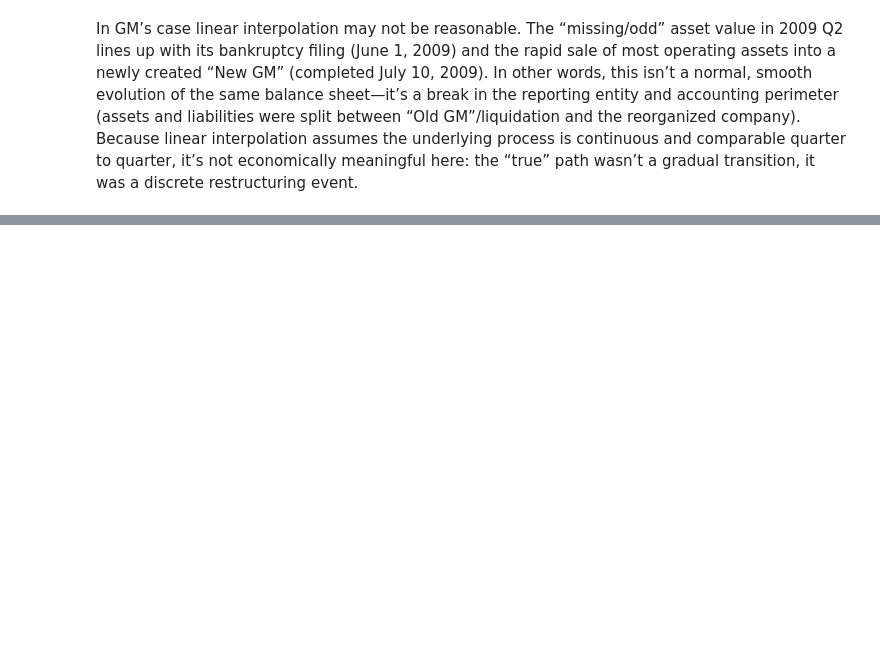
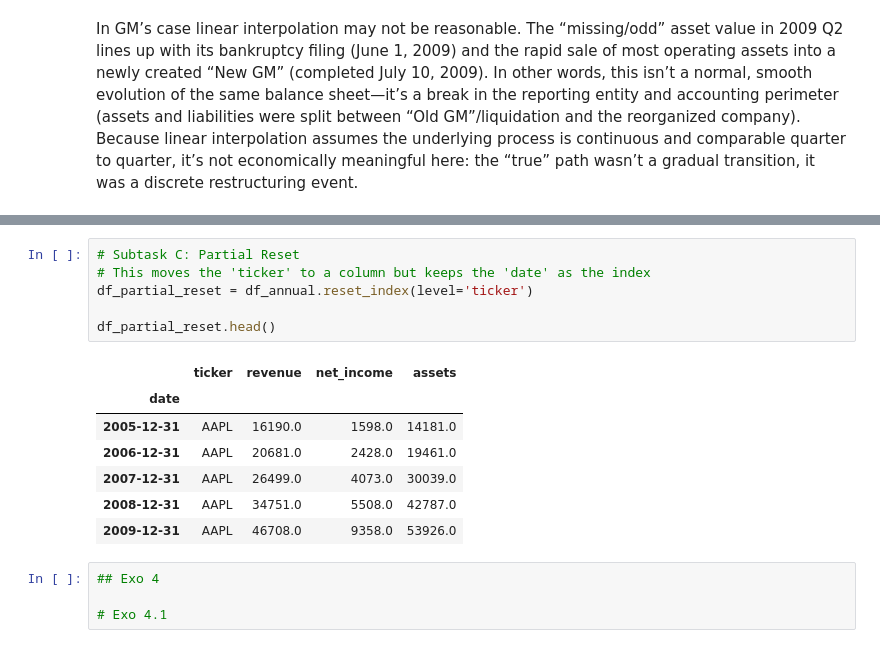
Before and after one commit to williamwuillemin/Intro-to-Progamming-Exo-6, a Jupyter notebook: Exercises_06.ipynb, the cells around one changed output, grey strips where cells are left out. Drawn from its saved outputs; the diff is of its cells as text; blank space fills up the shorter version.

```diff
--- a/Exercises_06.ipynb
+++ b/Exercises_06.ipynb
@@ -353,0 +477,18 @@ print(f"New Data Type: {df['date'].dtype}")
+# %%
+# Subtask C: Partial Reset
+# This moves the 'ticker' to a column but keeps the 'date' as the index
+df_partial_reset = df_annual.reset_index(level='ticker')
+
+df_partial_reset.head()
+# %% [output]
+|  | ticker | revenue | net_income | assets |
+| date |  |  |  |  |
+| 2005-12-31 | AAPL | 16190.0 | 1598.0 | 14181.0 |
+| 2006-12-31 | AAPL | 20681.0 | 2428.0 | 19461.0 |
+| 2007-12-31 | AAPL | 26499.0 | 4073.0 | 30039.0 |
+| 2008-12-31 | AAPL | 34751.0 | 5508.0 | 42787.0 |
+| 2009-12-31 | AAPL | 46708.0 | 9358.0 | 53926.0 |
+# %%
+## Exo 4
+
+# Exo 4.1
```
Also changed, not shown: parts of 7 cells of this notebook.
